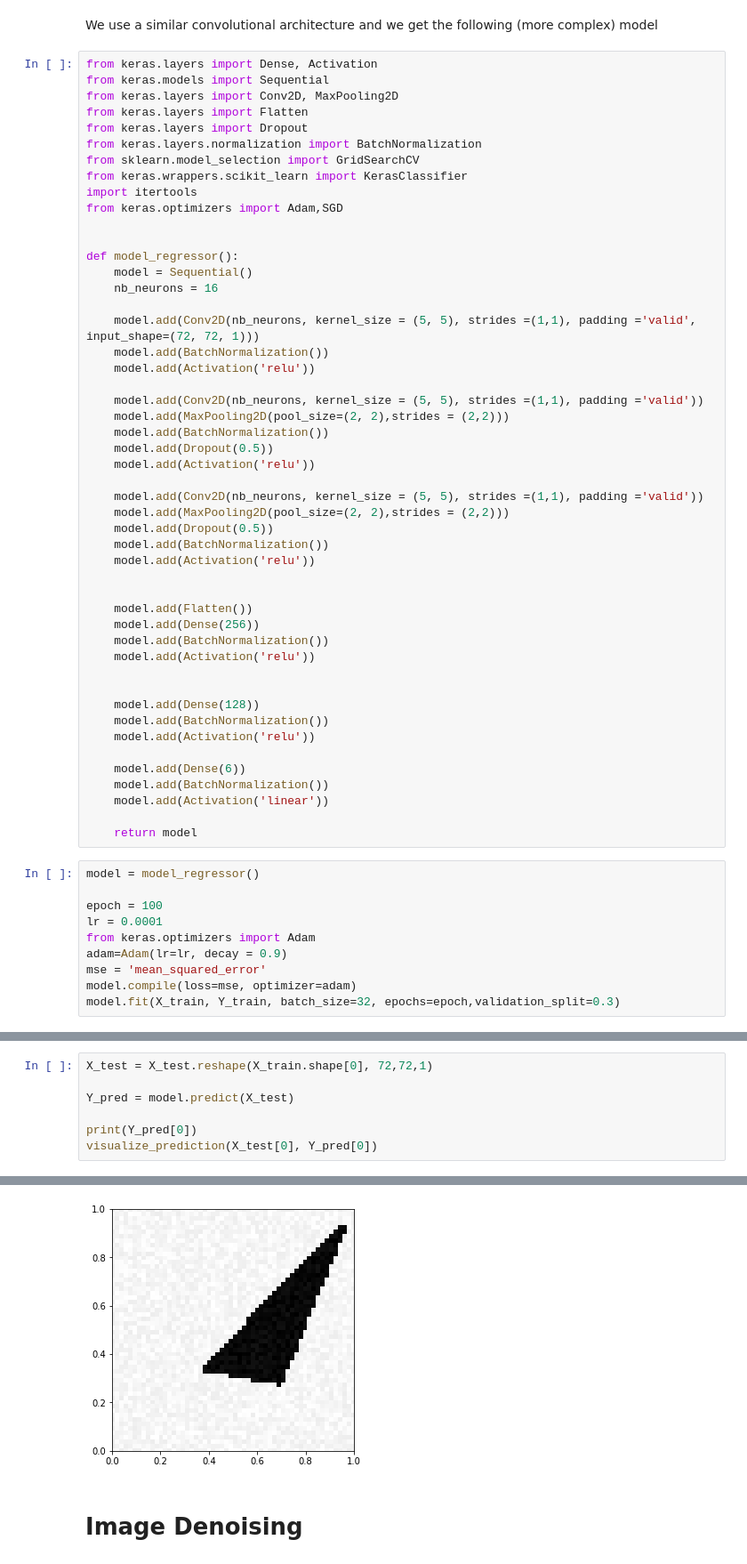
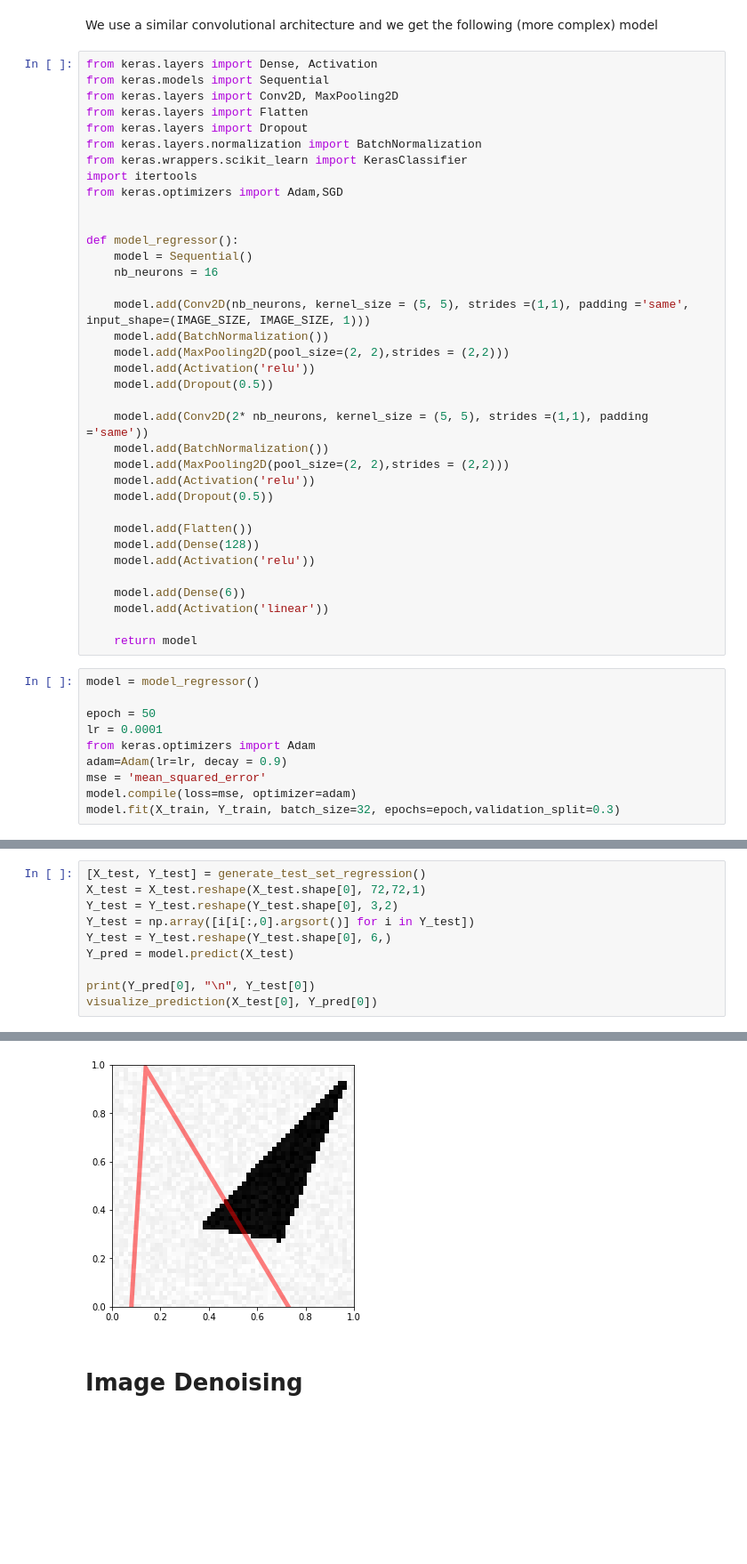
Before and after one commit to Gharbiw/DeepLearningMVA, a Jupyter notebook: DeepLearning TP1.ipynb, the cells around one changed output, grey strips where cells are left out. Shown: that part at 89% size. Cells and saved outputs as stored; diff of their text form; blank space fills up the shorter version.

```diff
--- a/DeepLearning TP1.ipynb
+++ b/DeepLearning TP1.ipynb
@@ -382,7 +382,6 @@ from keras.layers import Conv2D, MaxPooling2D
 from keras.layers import Flatten
 from keras.layers import Dropout
 from keras.layers.normalization import BatchNormalization
-from sklearn.model_selection import GridSearchCV
 from keras.wrappers.scikit_learn import KerasClassifier
 import itertools
 from keras.optimizers import Adam,SGD
@@ -392,42 +391,30 @@ def model_regressor():
     model = Sequential()
     nb_neurons = 16
 
-    model.add(Conv2D(nb_neurons, kernel_size = (5, 5), strides =(1,1), padding ='valid', input_shape=(72, 72, 1)))
+    model.add(Conv2D(nb_neurons, kernel_size = (5, 5), strides =(1,1), padding ='same', input_shape=(IMAGE_SIZE, IMAGE_SIZE, 1)))
     model.add(BatchNormalization())
+    model.add(MaxPooling2D(pool_size=(2, 2),strides = (2,2)))
     model.add(Activation('relu'))
+    model.add(Dropout(0.5))
 
-    model.add(Conv2D(nb_neurons, kernel_size = (5, 5), strides =(1,1), padding ='valid'))
+    model.add(Conv2D(2* nb_neurons, kernel_size = (5, 5), strides =(1,1), padding ='same'))
+    model.add(BatchNormalization())
     model.add(MaxPooling2D(pool_size=(2, 2),strides = (2,2)))
-    model.add(BatchNormalization())
+    model.add(Activation('relu'))
     model.add(Dropout(0.5))
-    model.add(Activation('relu'))
-
-    model.add(Conv2D(nb_neurons, kernel_size = (5, 5), strides =(1,1), padding ='valid'))
-    model.add(MaxPooling2D(pool_size=(2, 2),strides = (2,2)))
-    model.add(Dropout(0.5))
-    model.add(BatchNormalization())
-    model.add(Activation('relu'))
-
 
     model.add(Flatten())
-    model.add(Dense(256))
-    model.add(BatchNormalization())
-    model.add(Activation('relu'))
-
-
     model.add(Dense(128))
-    model.add(BatchNormalization())
     model.add(Activation('relu'))
 
     model.add(Dense(6))
-    model.add(BatchNormalization())
     model.add(Activation('linear'))
 
     return model
 # %%
 model = model_regressor()
 
-epoch = 100
+epoch = 50
 lr = 0.0001
 from keras.optimizers import Adam
 adam=Adam(lr=lr, decay = 0.9)
@@ -455,9 +442,12 @@ Epoch 100/100
 <keras.callbacks.History at 0x...>
 # %%
-X_test = X_test.reshape(X_train.shape[0], 72,72,1)
-
+[X_test, Y_test] = generate_test_set_regression()
+X_test = X_test.reshape(X_test.shape[0], 72,72,1)
+Y_test = Y_test.reshape(Y_test.shape[0], 3,2)
+Y_test = np.array([i[i[:,0].argsort()] for i in Y_test])
+Y_test = Y_test.reshape(Y_test.shape[0], 6,)
 Y_pred = model.predict(X_test)
 
-print(Y_pred[0])
+print(Y_pred[0], "\n", Y_test[0])
 visualize_prediction(X_test[0], Y_pred[0])
 # %% [output]
@@ -465,4 +456,4 @@ visualize_prediction(X_test[0], Y_pred[0])
-[figure, old version]
+[figure, new version]
 # %% [markdown]
 # Image Denoising
 # %% [markdown]
```
Also changed, not shown: parts of 14 cells of this notebook.
